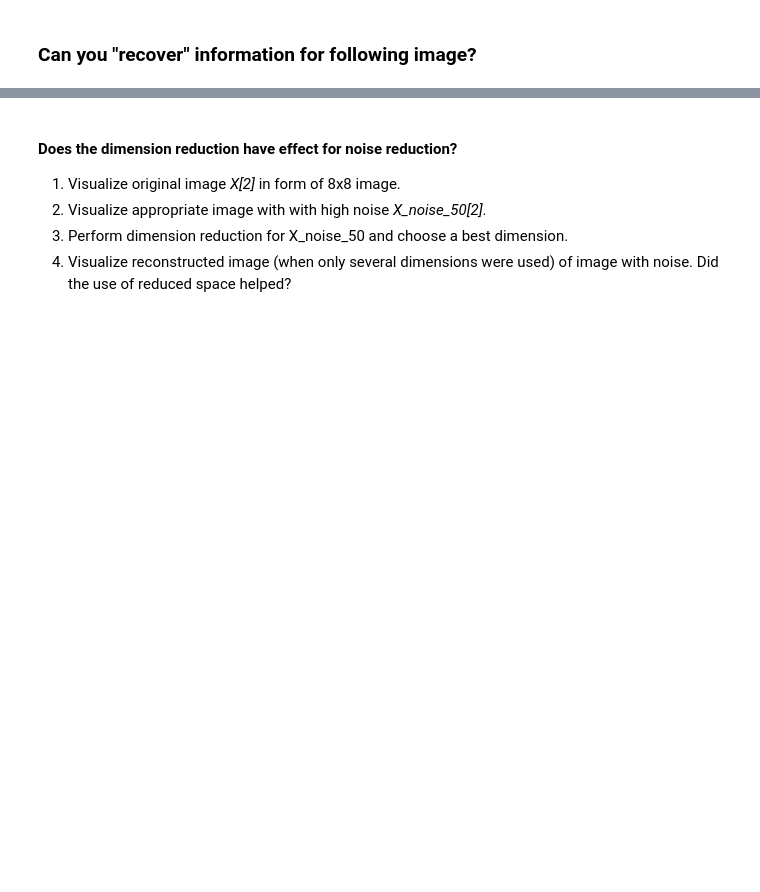
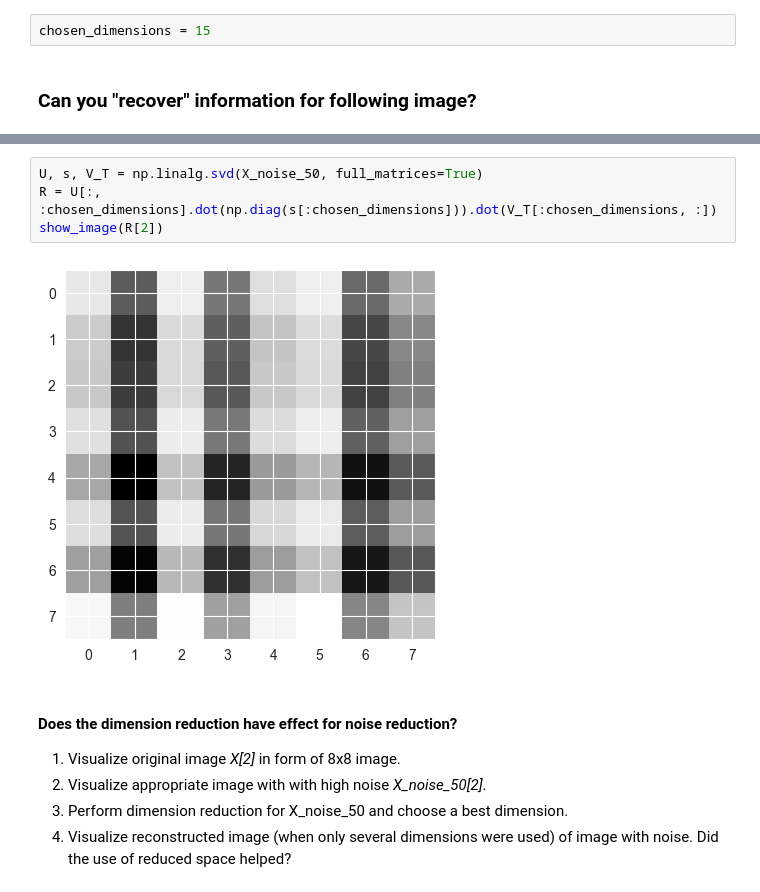
Before and after one commit to SLI0124/strojove-uceni, a Jupyter notebook: tasks/task4.ipynb, the cells around one changed output, grey strips where cells are left out. Cells and saved outputs as stored; diff of their text form; blank space fills up the shorter version.

```diff
--- a/tasks/task4.ipynb
+++ b/tasks/task4.ipynb
@@ -110,2 +287,4 @@ Interpretation:
+# %%
+chosen_dimensions = 15
 # %% [markdown]
 ### Can you "recover" information for following image?
@@ -114,3 +301,9 @@ show_image(X_noise_50[2])
+# %%
+U, s, V_T = np.linalg.svd(X_noise_50, full_matrices=True)
+R = U[:, :chosen_dimensions].dot(np.diag(s[:chosen_dimensions])).dot(V_T[:chosen_dimensions, :])
+show_image(R[2])
+# %% [output]
+[figure, added]
 # %% [markdown]
 #### Does the dimension reduction have effect for noise reduction?
 1. Visualize original image *X\[2\]* in form of 8x8 image.
```
Also changed, not shown: parts of 64 cells of this notebook, 2 other files.
